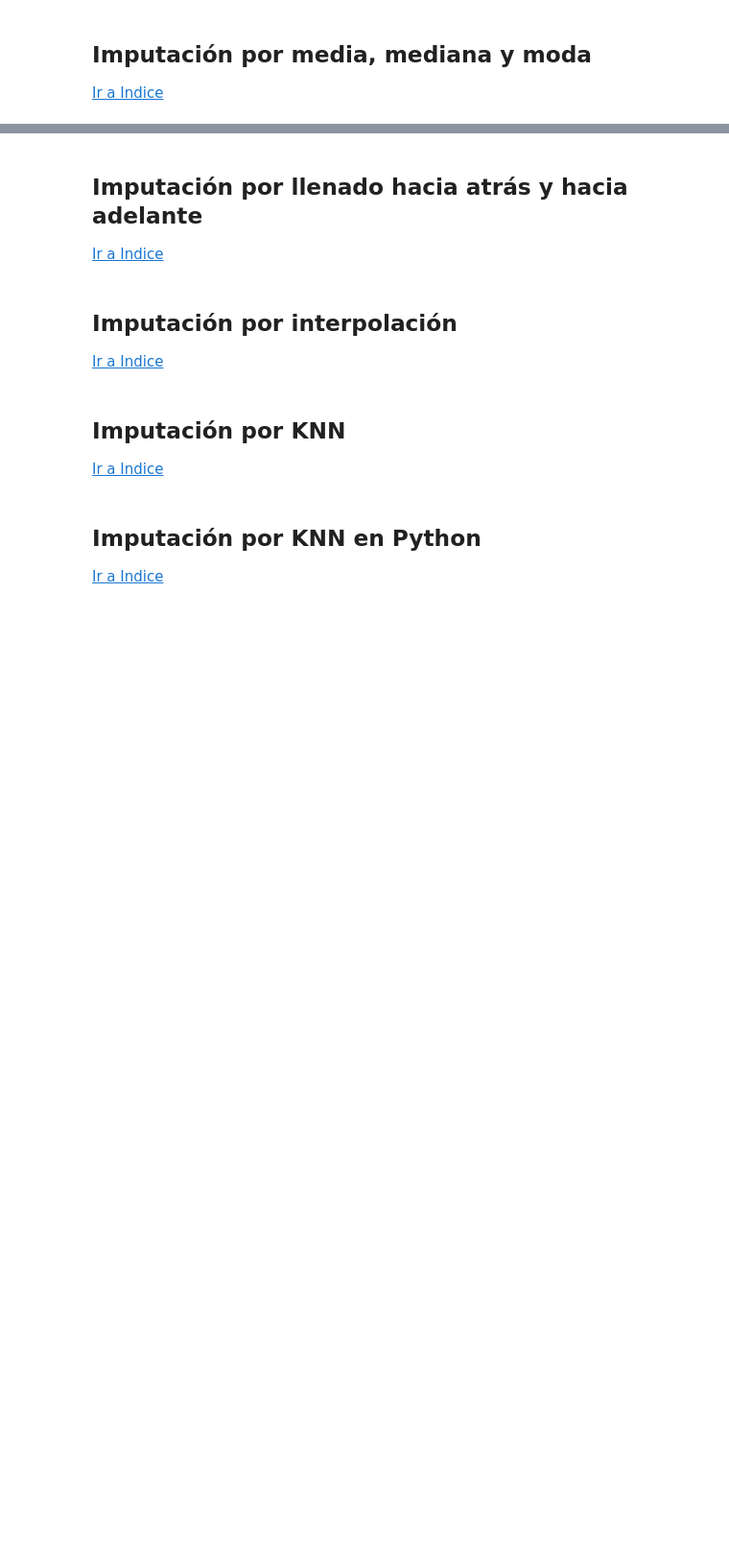
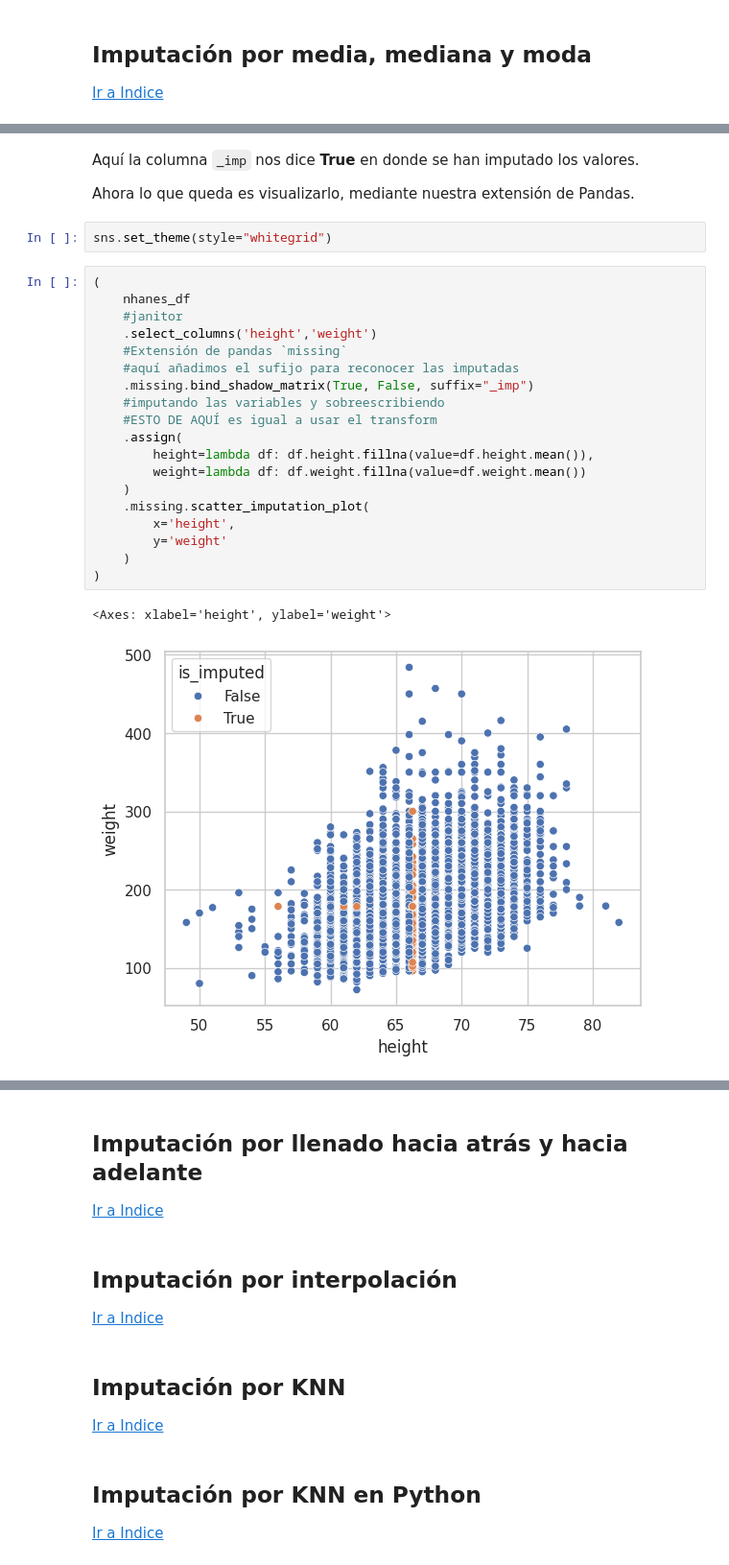
Before and after one commit to DensLopez/imputaci-n, a Jupyter notebook: codes/imputacion.ipynb, the cells around one changed output, grey strips where cells are left out. Shown at 96% size. Drawn from its saved outputs; the diff is of its cells as text; blank space fills up the shorter version.

```diff
--- a/codes/imputacion.ipynb
+++ b/codes/imputacion.ipynb
@@ -1775,0 +1899,28 @@ En este curso toca enfocarnos a **Imputación**
+# %% [markdown]
+Aquí la columna `_imp` nos dice **True** en donde se han imputado los valores.
+
+Ahora lo que queda es visualizarlo, mediante nuestra extensión de Pandas.
+# %%
+sns.set_theme(style="whitegrid")
+# %%
+(
+    nhanes_df
+    #janitor
+    .select_columns('height','weight')
+    #Extensión de pandas `missing`
+    #aquí añadimos el sufijo para reconocer las imputadas
+    .missing.bind_shadow_matrix(True, False, suffix="_imp")
+    #imputando las variables y sobreescribiendo
+    #ESTO DE AQUÍ es igual a usar el transform
+    .assign(
+        height=lambda df: df.height.fillna(value=df.height.mean()),
+        weight=lambda df: df.weight.fillna(value=df.weight.mean())
+    )
+    .missing.scatter_imputation_plot(
+        x='height',
+        y='weight'
+    )
+)
+# %% [output]
+<Axes: xlabel='height', ylabel='weight'>
+[figure, added]
```
Also changed, not shown: parts of 21 cells of this notebook, 1 other file.
